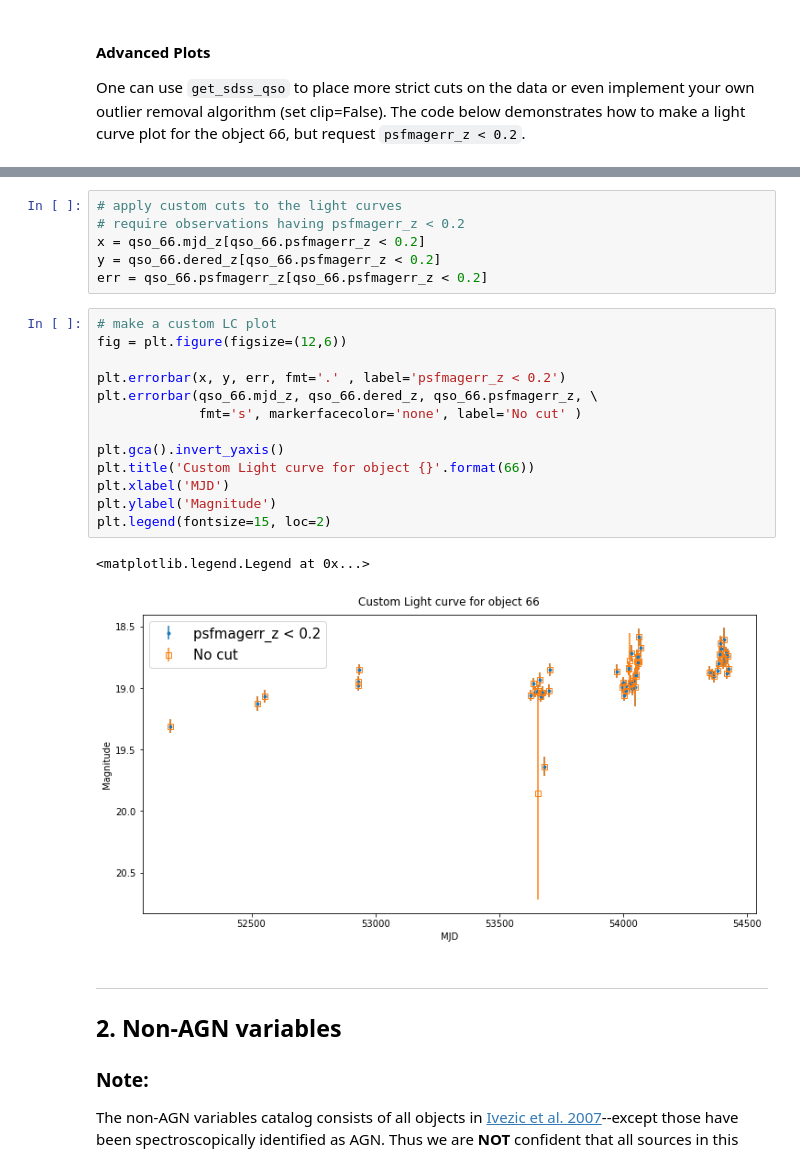
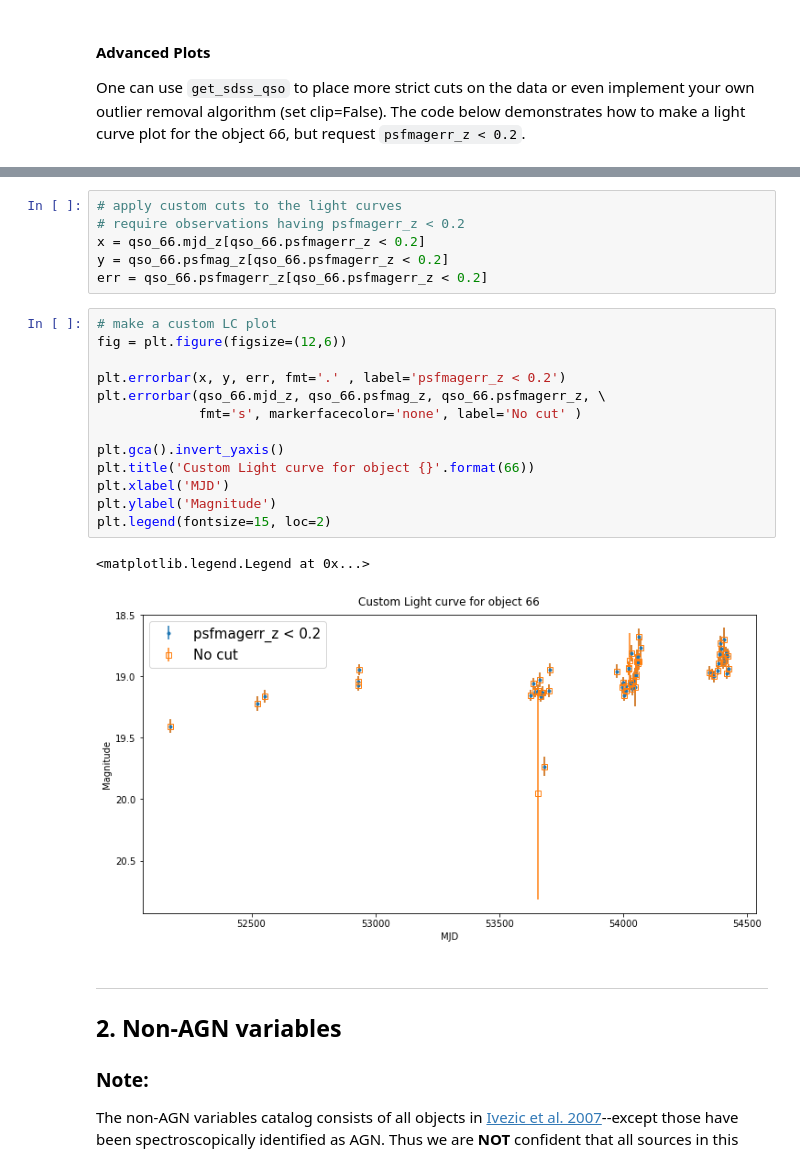
Before and after one commit to RichardsGroup/LSST_training, a Jupyter notebook: Script_NBs/00_Getting_started.ipynb, the cells around one changed output, grey strips where cells are left out. Cells and saved outputs as stored; diff of their text form.

Commit message:
update util and get_started nb to use psf mag for LC plotting

```diff
--- a/Script_NBs/00_Getting_started.ipynb
+++ b/Script_NBs/00_Getting_started.ipynb
@@ -230,24 +230,24 @@ qso_66.head(2)
 # apply custom cuts to the light curves
 # require observations having psfmagerr_z < 0.2
 x = qso_66.mjd_z[qso_66.psfmagerr_z < 0.2]
-y = qso_66.dered_z[qso_66.psfmagerr_z < 0.2]
+y = qso_66.psfmag_z[qso_66.psfmagerr_z < 0.2]
 err = qso_66.psfmagerr_z[qso_66.psfmagerr_z < 0.2]
 # %%
 # make a custom LC plot
 fig = plt.figure(figsize=(12,6))
 
 plt.errorbar(x, y, err, fmt='.' , label='psfmagerr_z < 0.2')
-plt.errorbar(qso_66.mjd_z, qso_66.dered_z, qso_66.psfmagerr_z, \
+plt.errorbar(qso_66.mjd_z, qso_66.psfmag_z, qso_66.psfmagerr_z, \
              fmt='s', markerfacecolor='none', label='No cut' )
 
 plt.gca().invert_yaxis()
 plt.title('Custom Light curve for object {}'.format(66))
 plt.xlabel('MJD')
 plt.ylabel('Magnitude')
 plt.legend(fontsize=15, loc=2)
 # %% [output]
 <matplotlib.legend.Legend at 0x...>
-[figure, old version]
+[figure, new version]
 # %% [markdown]
 ---
 ## 2. Non-AGN variables
```
Also changed, not shown: parts of 11 cells of this notebook, 1 other file.
